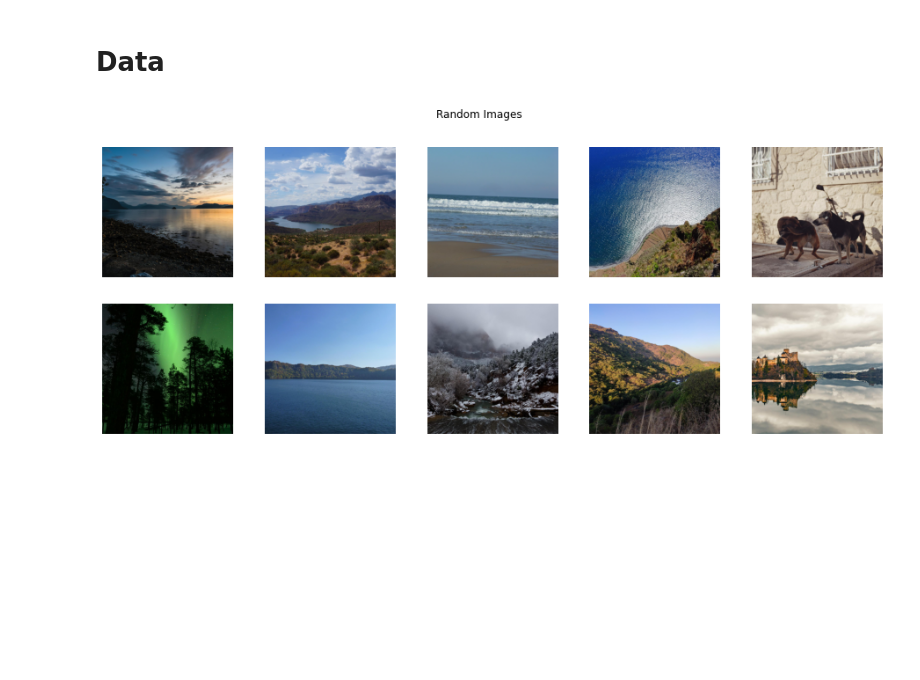
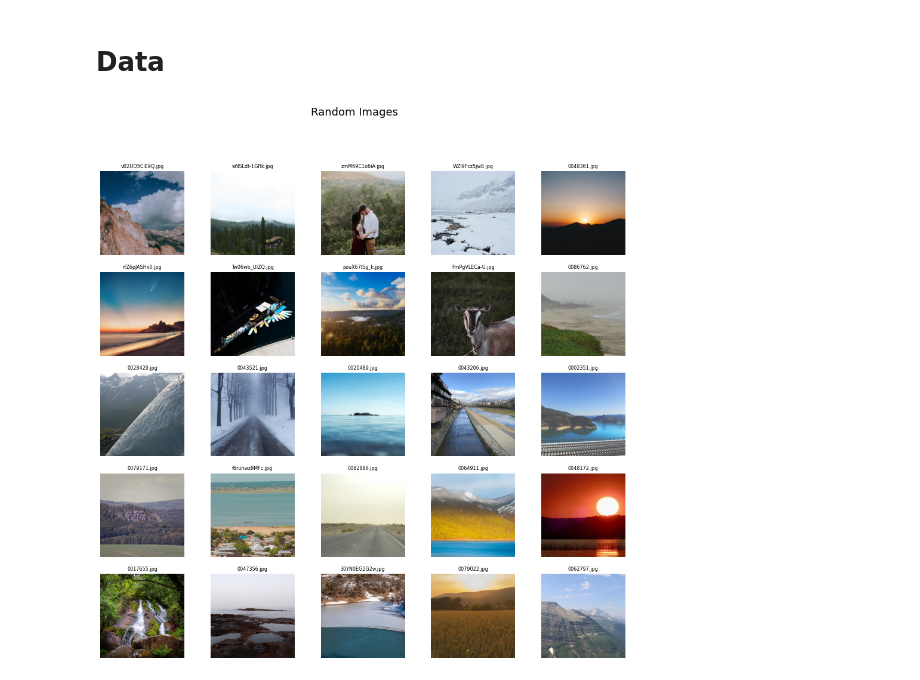
Before and after one commit to simsta1/LandscapeGAN, a Jupyter notebook: LandsGAN.ipynb, the cells around one changed output. Drawn from its saved outputs; the diff is of its cells as text; code cells hidden in the pictures; blank space fills up the shorter version.

Commit message:
Further work on data

```diff
--- a/LandsGAN.ipynb
+++ b/LandsGAN.ipynb
@@ -13,21 +16,24 @@ from tqdm.notebook import tqdm
 # %% [markdown]
 # Data
 # %%
-N_IMAGES = 10
+N_IMAGES = 25
+SEED = 11
 
-random_images = np.random.permutation(os.listdir('images'))[:N_IMAGES]
+np.random.seed(SEED)
+random_images = np.random.choice(os.listdir('./data/images'), size=N_IMAGES, replace=False)
 ncols = 5
 nrows = N_IMAGES // ncols
 fig = plt.subplots(nrows=nrows, ncols=ncols, figsize=(16, 3*nrows))
 
-plt.suptitle('Random Images')
+plt.suptitle('Random Images', fontsize=18)
 
 for i, img in enumerate(random_images):
     plt.subplot(nrows, ncols, i+1)
-    image = PIL.Image.open('./images/' + img)
+    image = PIL.Image.open('./data/images/' + img)
     plt.imshow(image)
+    plt.title(img, fontsize=8)
     plt.axis('off')
 
 plt.show()
 # %% [output]
-[figure, old version]
+[figure, new version]
```
Also changed, not shown: parts of 14 cells of this notebook.
